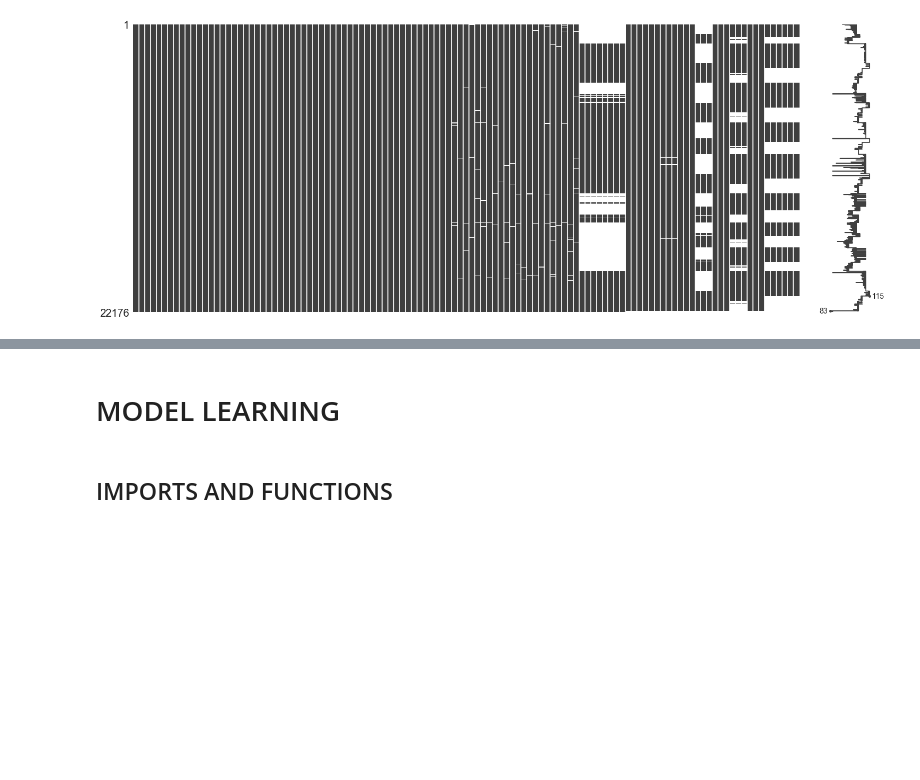
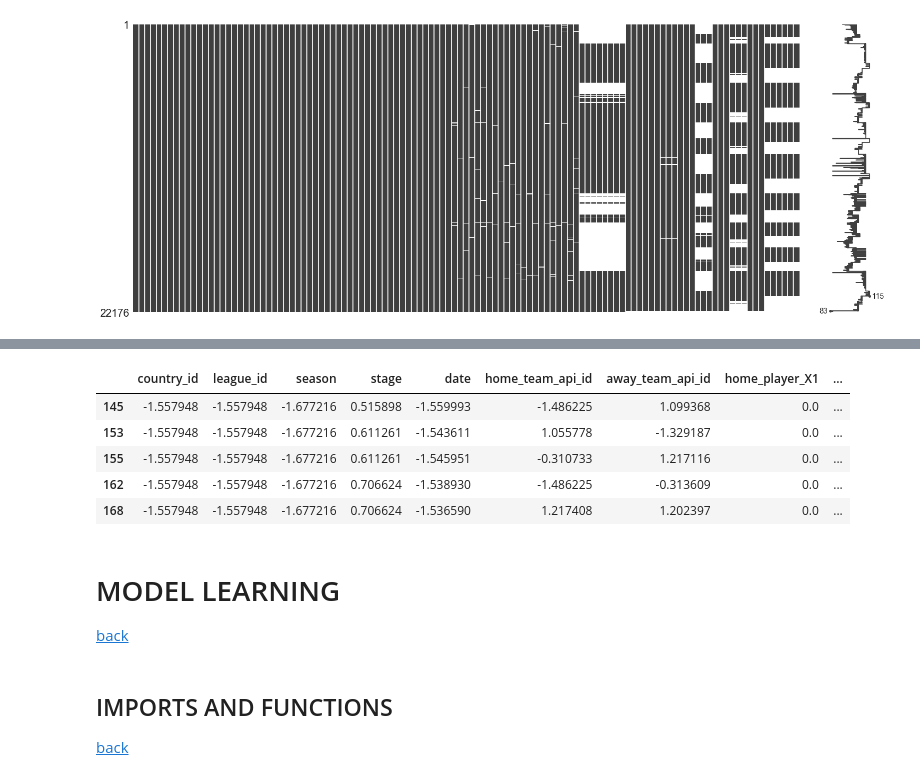
Before and after one commit to jo9k/SoccerAnalysis, a Jupyter notebook: SoccerAnalysis.ipynb, the cells around one changed output, grey strips where cells are left out. Drawn from its saved outputs; the diff is of its cells as text; code cells hidden in the pictures; blank space fills up the shorter version.

```diff
--- a/SoccerAnalysis.ipynb
+++ b/SoccerAnalysis.ipynb
@@ -333,7 +392,11 @@ var_mod = ['country_id', 'league_id', 'season', 'stage', 'date',
        'away_player_11', 'B365H', 'B365D', 'B365A', 'BWH', 'BWD', 'BWA',
        'IWH', 'IWD', 'IWA', 'LBH', 'LBD', 'LBA', 'PSH', 'PSD', 'PSA',
        'WHH', 'WHD', 'WHA', 'SJH', 'SJD', 'SJA', 'VCH', 'VCD', 'VCA',
-       'GBH', 'GBD', 'GBA', 'BSH', 'BSD', 'BSA', 'RESULT']
+       'GBH', 'GBD', 'GBA', 'BSH', 'BSD', 'BSA']
+
+results = {'WIN': 1, 'DRAW': 0, 'LOSE': -1}
+ml_matches_df['Title'] = ml_matches_df['Title'].map(titles)
+
 le = LabelEncoder()
 for i in var_mod:
     mask = ~ml_matches_df[i].isnull()
@@ -342,22 +405,31 @@ ml_matches_df['RESULT'] = ml_matches_df['RESULT'].astype(float)
 # %%
 #scale Features
 scaled_features = StandardScaler(with_mean=True, with_std=True).fit_transform(ml_matches_df.values)
 scaled_features_df = pd.DataFrame(scaled_features, index=ml_matches_df.index, columns=ml_matches_df.columns)
 
 def remap_match_result(x):
     if x < -0.5:
         return -1
     elif x < 0.5:
         return 0
     else:
         return 1
-scaled_features_df['RESULT'] = scaled_features_df['RESULT'].map(remap)
+scaled_features_df['RESULT'] = scaled_features_df['RESULT'].map(remap_match_result)
 
 scaled_features_df.head()
+# %% [output]
+|  | country_id | league_id | season | stage | date | home_team_api_id | away_team_api_id | home_player_X1 | ... |
+| 145 | -1.557948 | -1.557948 | -1.677216 | 0.515898 | -1.559993 | -1.486225 | 1.099368 | 0.0 | ... |
+| 153 | -1.557948 | -1.557948 | -1.677216 | 0.611261 | -1.543611 | 1.055778 | -1.329187 | 0.0 | ... |
+| 155 | -1.557948 | -1.557948 | -1.677216 | 0.611261 | -1.545951 | -0.310733 | 1.217116 | 0.0 | ... |
+| 162 | -1.557948 | -1.557948 | -1.677216 | 0.706624 | -1.538930 | -1.486225 | -0.313609 | 0.0 | ... |
+| 168 | -1.557948 | -1.557948 | -1.677216 | 0.706624 | -1.536590 | 1.217408 | 1.202397 | 0.0 | ... |
 # %% [markdown]
 # MODEL LEARNING<a class="anchor" id="model-learning"></a>
+[back](#start)
 # %% [markdown]
 ## IMPORTS AND FUNCTIONS<a class="anchor" id="model-learning-top"></a>
+[back](#start)
 # %%
 # machine learning models
 from sklearn.linear_model import LinearRegression
```
Also changed, not shown: parts of 28 cells of this notebook, 1 other file.
